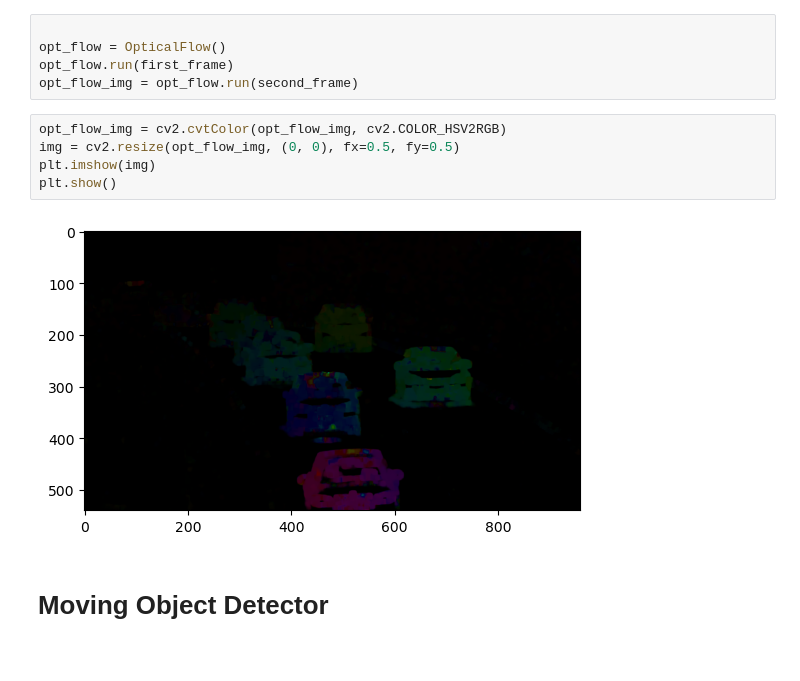
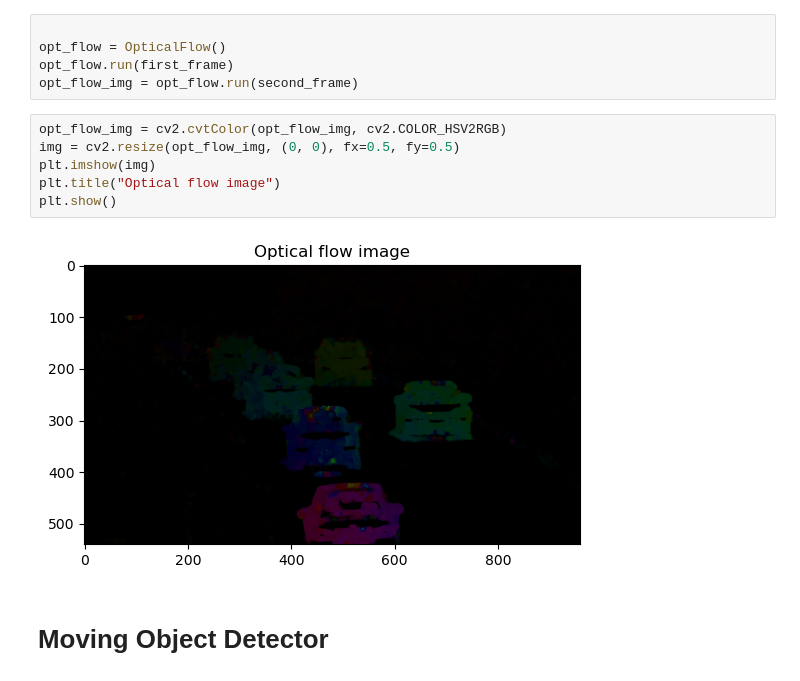
Before and after one commit to Jorgro/TDT4856-IR-Detection, a Jupyter notebook: moving_object_detection/moving_object_detection.ipynb, the cells around one changed output. Saved outputs shown, nothing was run; the diff lists cells and outputs as text.

```diff
--- a/moving_object_detection/moving_object_detection.ipynb
+++ b/moving_object_detection/moving_object_detection.ipynb
@@ -28,10 +31,11 @@ opt_flow_img = opt_flow.run(second_frame)
 # %%
 opt_flow_img = cv2.cvtColor(opt_flow_img, cv2.COLOR_HSV2RGB)
 img = cv2.resize(opt_flow_img, (0, 0), fx=0.5, fy=0.5)
 plt.imshow(img)
+plt.title("Optical flow image")
 plt.show()
 # %% [output]
-[figure, old version]
+[figure, new version]
 # %% [markdown]
 # Moving Object Detector
 # %%
```
Also changed, not shown: parts of 3 cells of this notebook, 3 other files.
